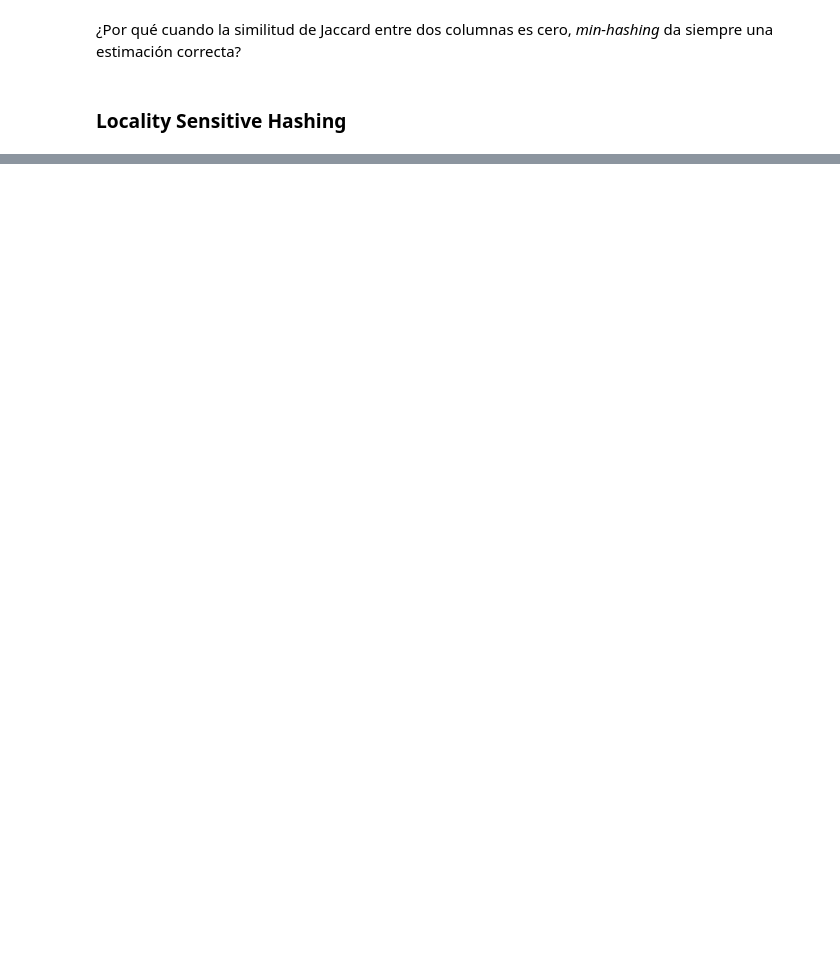
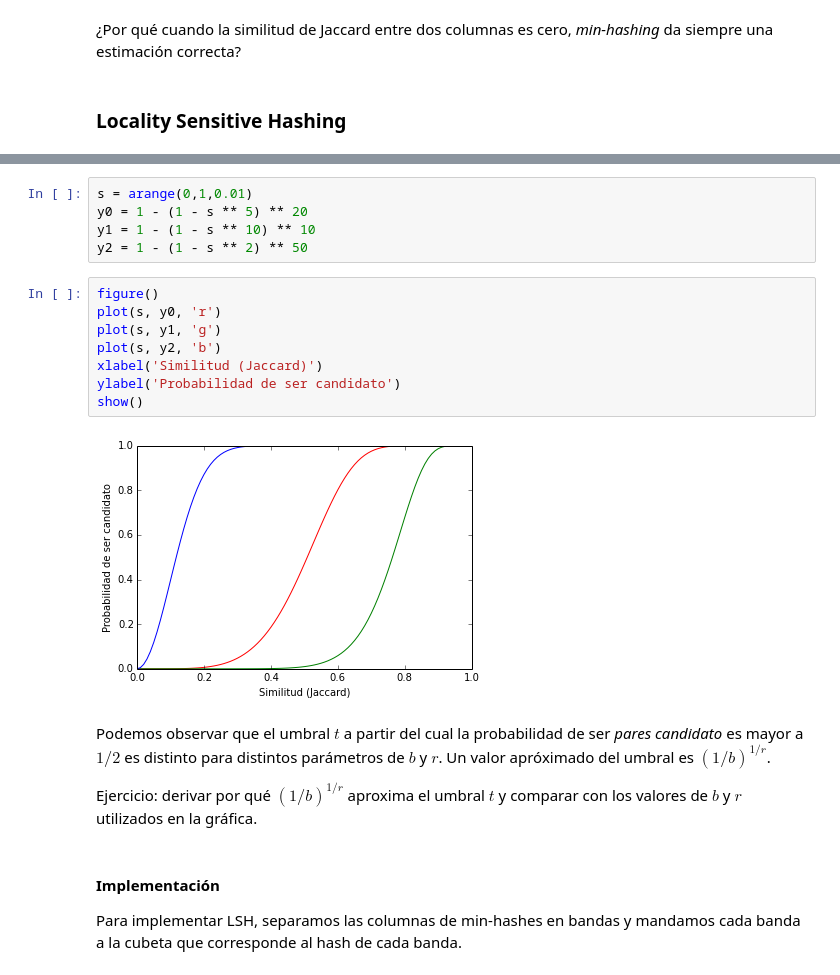
Before and after one commit to elmer-garduno/metodos-analiticos, a Jupyter notebook: Lecture_1_Similarity.ipynb, the cells around one changed output, grey strips where cells are left out. Cells and saved outputs as stored; diff of their text form; blank space fills up the shorter version.

```diff
--- a/Lecture_1_Similarity.ipynb
+++ b/Lecture_1_Similarity.ipynb
@@ -209,0 +276,23 @@ No obstante
+# %%
+s = arange(0,1,0.01)
+y0 = 1 - (1 - s ** 5) ** 20
+y1 = 1 - (1 - s ** 10) ** 10
+y2 = 1 - (1 - s ** 2) ** 50
+# %%
+figure()
+plot(s, y0, 'r')
+plot(s, y1, 'g')
+plot(s, y2, 'b')
+xlabel('Similitud (Jaccard)')
+ylabel('Probabilidad de ser candidato')
+show()
+# %% [output]
+[figure, added]
+# %% [markdown]
+Podemos observar que el umbral $t$ a partir del cual la probabilidad de ser _pares candidato_ es mayor a $1/2$ es distinto para distintos parámetros de $b$ y $r$. Un valor apróximado del umbral es $(1/b)^{1/r}$.
+
+Ejercicio: derivar por qué $(1/b)^{1/r}$ aproxima el umbral $t$ y comparar con los valores de $b$ y $r$ utilizados en la gráfica.
+# %% [markdown]
+#### Implementación
+
+Para implementar LSH, separamos las columnas de min-hashes en bandas y mandamos cada banda a la cubeta que corresponde al hash de cada banda.
```
Also changed, not shown: parts of 33 cells of this notebook, 2 other files.
